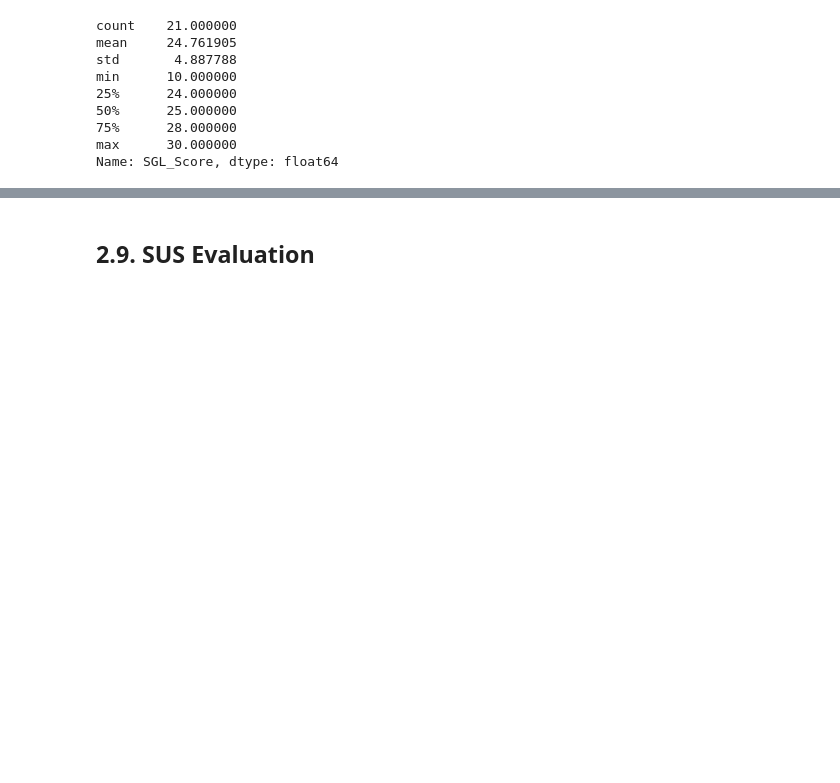
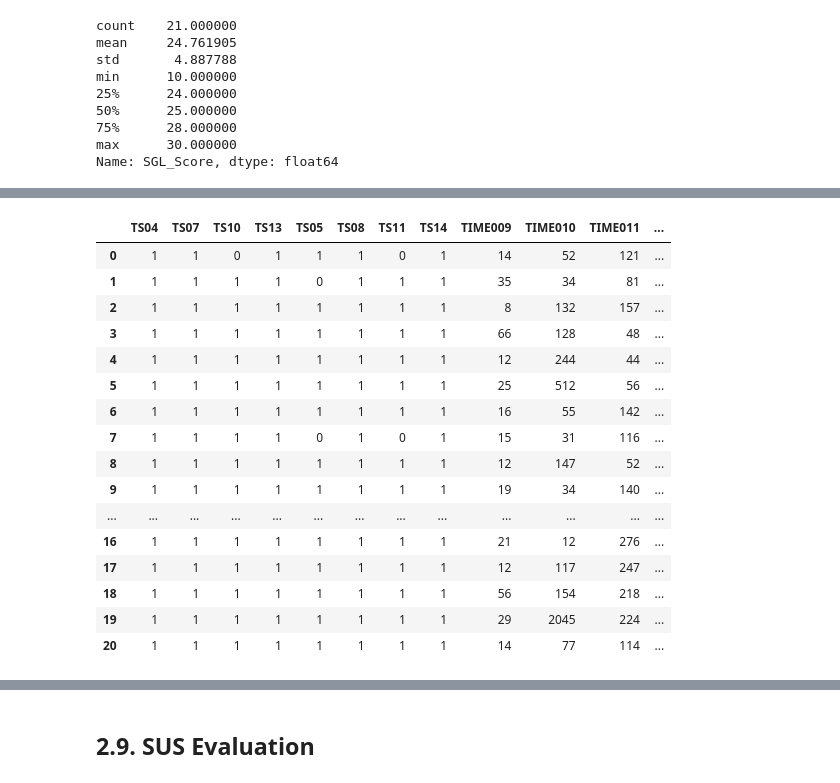
Before and after one commit to AAnzel/Polar-Diagrams-Dashboard, a Jupyter notebook: User_Study/src/User_Study_Main.ipynb, the cells around one changed output, grey strips where cells are left out. Saved outputs shown, nothing was run; the diff lists cells and outputs as text; code cells hidden in the pictures; blank space fills up the shorter version.

```diff
--- a/User_Study/src/User_Study_Main.ipynb
+++ b/User_Study/src/User_Study_Main.ipynb
@@ -626,0 +675,44 @@ Name: SGL_Score, dtype: float64
+# %%
+df_study_data['TS04'] = df_study_data['TS04'].replace(
+    {'4': 1, '1': 0, '2': 0,
+     '3': 0, '5': 0, '6': 0})
+df_study_data['TS05'] = df_study_data['TS05'].replace(
+    {'5': 1, '1': 0, '2': 0,
+     '3': 0, '4': 0, '6': 0})
+df_study_data['TS07'] = df_study_data['TS07'].replace(
+    {'5': 1, '1': 0, '2': 0,
+     '3': 0, '4': 0, '6': 0})
+df_study_data['TS08'] = df_study_data['TS08'].replace(
+    {'3': 1, '1': 0, '2': 0,
+     '4': 0, '5': 0, '6': 0})
+df_study_data['TS10'] = df_study_data['TS10'].replace(
+    {'1': 1, '5': 0, '2': 0,
+     '3': 0, '4': 0, '6': 0})
+df_study_data['TS11'] = df_study_data['TS11'].replace(
+    {'6': 1, '1': 0, '2': 0,
+     '4': 0, '5': 0, '3': 0})
+df_study_data['TS13'] = df_study_data['TS13'].replace(
+    {'3': 1, '1': 0, '2': 0,
+     '4': 0, '5': 0, '6': 0})
+df_study_data['TS14'] = df_study_data['TS14'].replace(
+    {'5': 1, '1': 0, '2': 0,
+     '3': 0, '4': 0, '6': 0})
+df_study_data
+# %% [output]
+|  | TS04 | TS07 | TS10 | TS13 | TS05 | TS08 | TS11 | TS14 | TIME009 | TIME010 | TIME011 | ... |
+| 0 | 1 | 1 | 0 | 1 | 1 | 1 | 0 | 1 | 14 | 52 | 121 | ... |
+| 1 | 1 | 1 | 1 | 1 | 0 | 1 | 1 | 1 | 35 | 34 | 81 | ... |
+| 2 | 1 | 1 | 1 | 1 | 1 | 1 | 1 | 1 | 8 | 132 | 157 | ... |
+| 3 | 1 | 1 | 1 | 1 | 1 | 1 | 1 | 1 | 66 | 128 | 48 | ... |
+| 4 | 1 | 1 | 1 | 1 | 1 | 1 | 1 | 1 | 12 | 244 | 44 | ... |
+| 5 | 1 | 1 | 1 | 1 | 1 | 1 | 1 | 1 | 25 | 512 | 56 | ... |
+| 6 | 1 | 1 | 1 | 1 | 1 | 1 | 1 | 1 | 16 | 55 | 142 | ... |
+| 7 | 1 | 1 | 1 | 1 | 0 | 1 | 0 | 1 | 15 | 31 | 116 | ... |
+| 8 | 1 | 1 | 1 | 1 | 1 | 1 | 1 | 1 | 12 | 147 | 52 | ... |
+| 9 | 1 | 1 | 1 | 1 | 1 | 1 | 1 | 1 | 19 | 34 | 140 | ... |
+| ... | ... | ... | ... | ... | ... | ... | ... | ... | ... | ... | ... | ... |
+| 16 | 1 | 1 | 1 | 1 | 1 | 1 | 1 | 1 | 21 | 12 | 276 | ... |
+| 17 | 1 | 1 | 1 | 1 | 1 | 1 | 1 | 1 | 12 | 117 | 247 | ... |
+| 18 | 1 | 1 | 1 | 1 | 1 | 1 | 1 | 1 | 56 | 154 | 218 | ... |
+| 19 | 1 | 1 | 1 | 1 | 1 | 1 | 1 | 1 | 29 | 2045 | 224 | ... |
+| 20 | 1 | 1 | 1 | 1 | 1 | 1 | 1 | 1 | 14 | 77 | 114 | ... |
```
Also changed, not shown: parts of 36 cells of this notebook, 3 other files.
